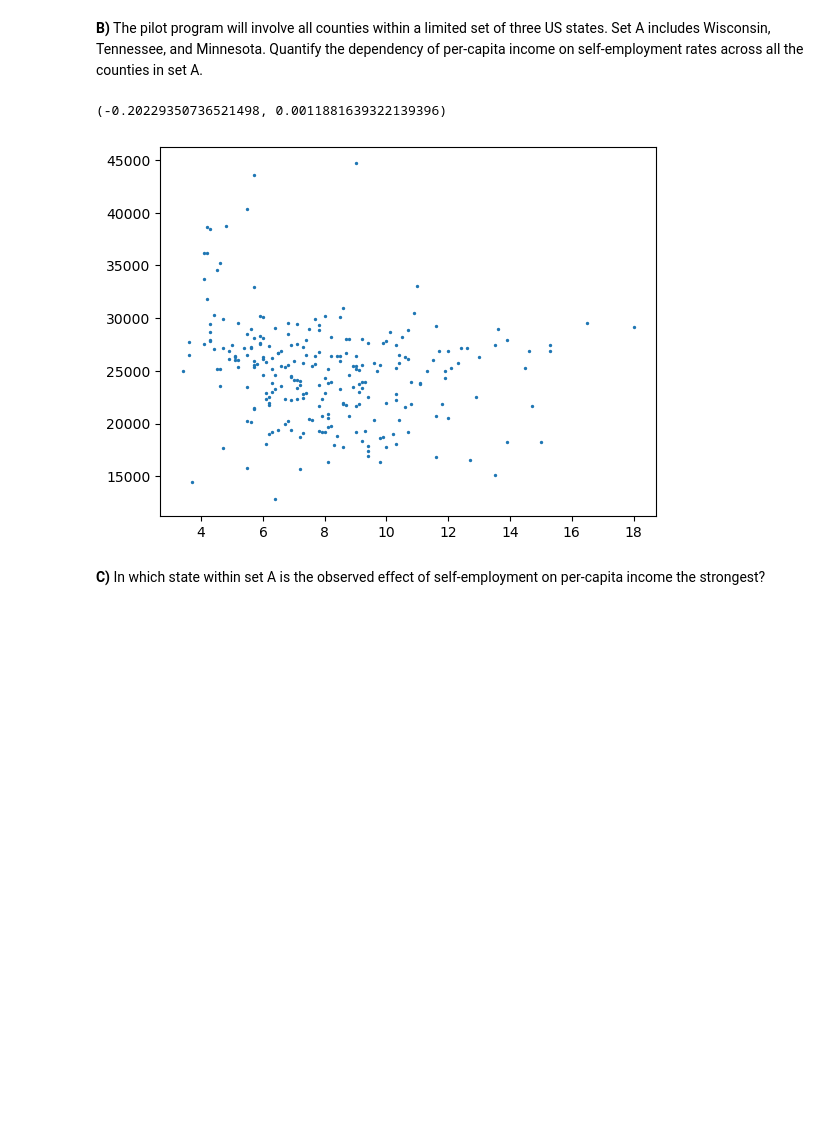
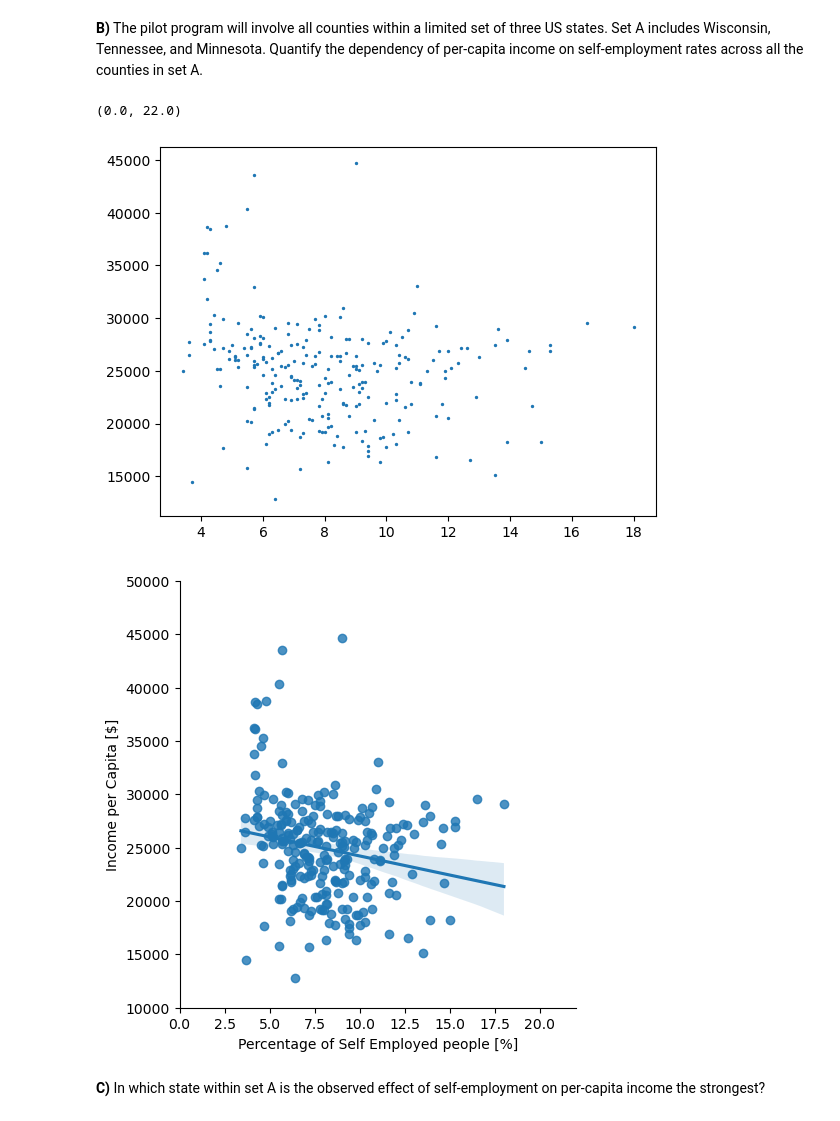
Before and after one commit to rmonney/2022, a Jupyter notebook: Tutorials/03 - Describing data/Describing_data_exercise.ipynb, the cells around one changed output. Cells and saved outputs as stored; diff of their text form; code cells hidden in the pictures; blank space fills up the shorter version.

Commit message:
corrections tuto3

```diff
--- a/Tutorials/03 - Describing data/Describing_data_exercise.ipynb
+++ b/Tutorials/03 - Describing data/Describing_data_exercise.ipynb
@@ -182,12 +191,25 @@ stats.pearsonr(df['SelfEmployed'],df['IncomePerCap'])
 **B)** The pilot program will involve all counties within a limited set of three US states. Set A includes Wisconsin, Tennessee, and  Minnesota. Quantify the dependency of per-capita income on self-employment rates across all the counties in set A.
 # %%
 ### your code and or answer here ###
+
 plt.scatter(df.loc[df['State'].isin(['Wisconsin','Tennessee', 'Minnesota'])]['SelfEmployed'], df.loc[df['State'].isin(['Wisconsin','Tennessee', 'Minnesota'])]['IncomePerCap'], s=2)
 stats.pearsonr(df.loc[df['State'].isin(['Wisconsin','Tennessee', 'Minnesota'])]['SelfEmployed'], df.loc[df['State'].isin(['Wisconsin','Tennessee', 'Minnesota'])]['IncomePerCap'])
 # the correlation is a bit higher in these counties
+
+#from corrections
+SetA_per_capita_self_empl = df.query("State == 'Wisconsin' | \
+                                                        State == 'Tennessee' | \
+                                                        State == 'Minnesota' ")
+
+sn.lmplot('SelfEmployed','IncomePerCap', data=SetA_per_capita_self_empl)
+plt.xlabel("Percentage of Self Employed people [%]")
+plt.ylabel("Income per Capita [$]")
+plt.ylim([10000,50000])
+plt.xlim([0,22])
 # %% [output]
-(-0.20229350736521498, 0.0011881639322139396)
+(0.0, 22.0)
 [figure]
+[figure, added]
 # %% [markdown]
 **C)** In which state within set A is the observed effect of self-employment on per-capita income the strongest?
 # %%
```
Also changed, not shown: parts of 6 cells of this notebook.
